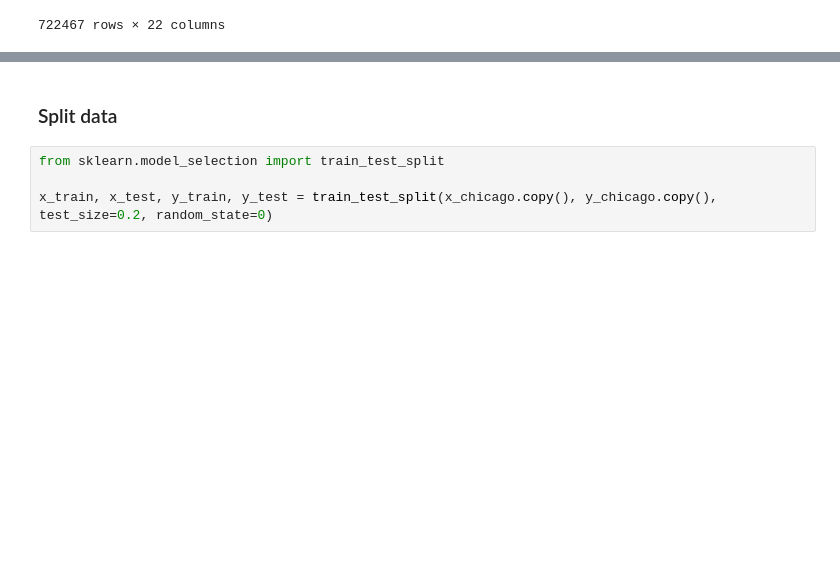
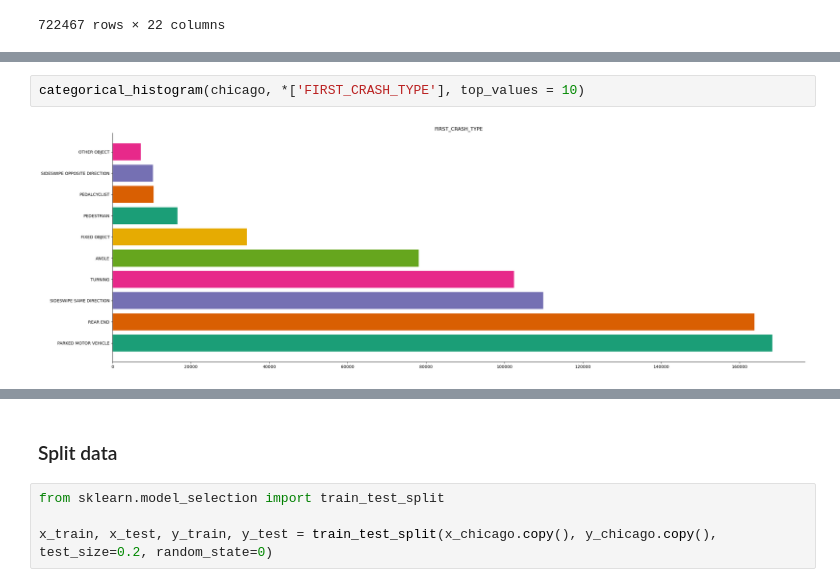
Before and after one commit to HuyHoangTuan/accidents_data_governance, a Jupyter notebook: src/note_book/main.ipynb, the cells around one changed output, grey strips where cells are left out. Cells and saved outputs as stored; diff of their text form; blank space fills up the shorter version.

```diff
--- a/src/note_book/main.ipynb
+++ b/src/note_book/main.ipynb
@@ -25,0 +74,4 @@ chicago
+# %%
+categorical_histogram(chicago, *['FIRST_CRASH_TYPE'], top_values = 10)
+# %% [output]
+[figure, added]
```
Also changed, not shown: parts of 29 cells of this notebook, 3 other files.
